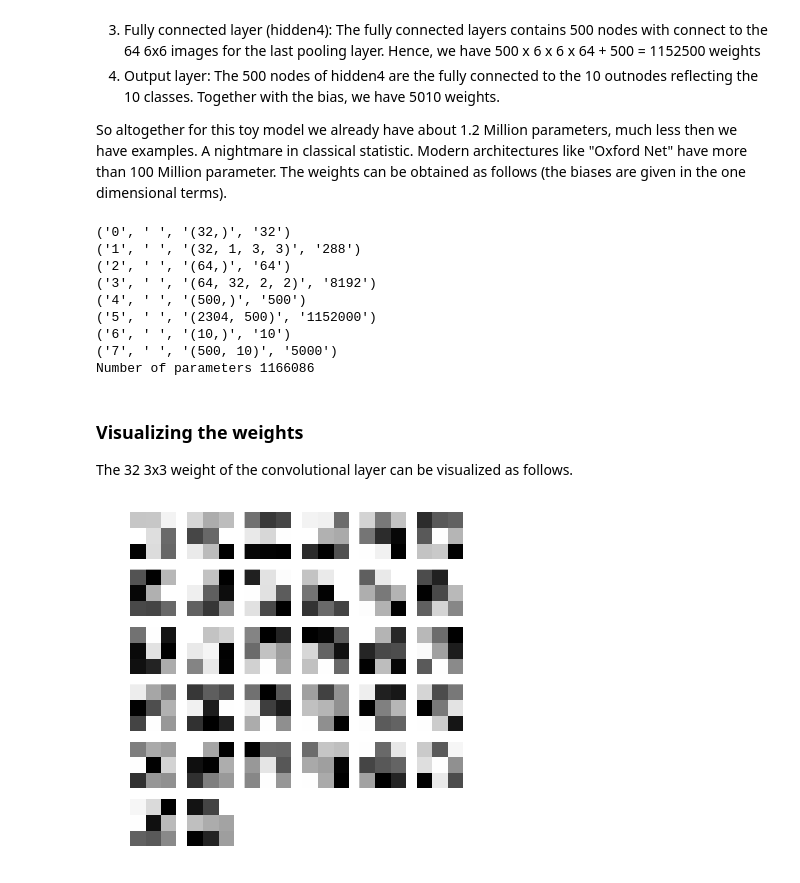
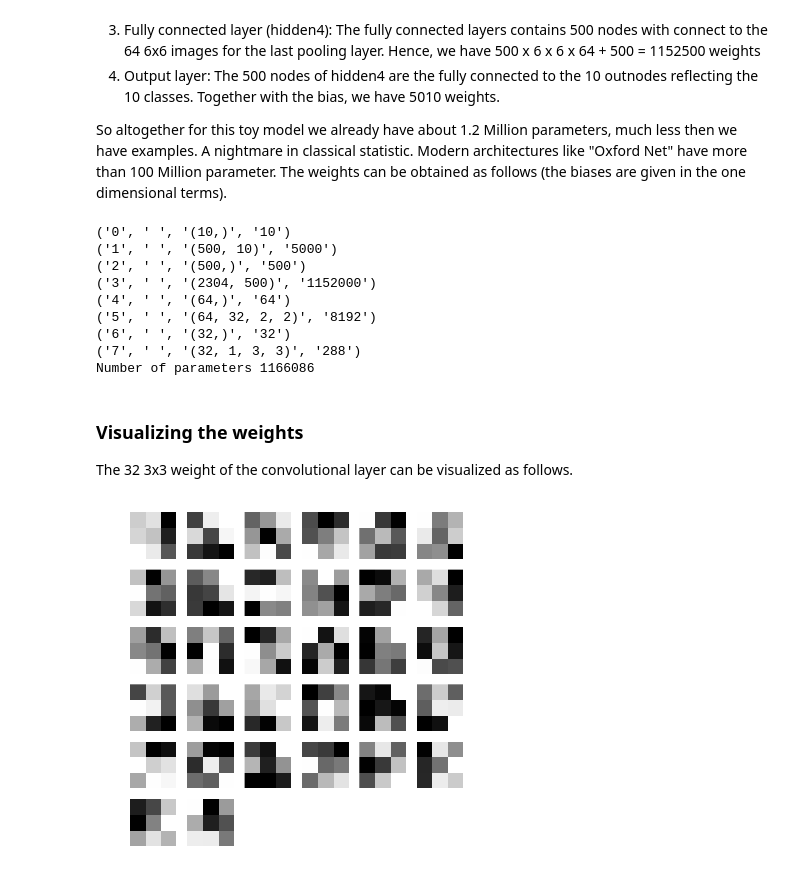
Before and after one commit to oduerr/dl_tutorial, a Jupyter notebook: lasagne/MinimalLasagneCNN.ipynb, the cells around one changed output. Drawn from its saved outputs; the diff is of its cells as text; code cells hidden in the pictures.

Commit message:
Changed ds —> pool_size to work with newer versions of lasagne

```diff
--- a/lasagne/MinimalLasagneCNN.ipynb
+++ b/lasagne/MinimalLasagneCNN.ipynb
@@ -43,8 +43,8 @@ net1 = NeuralNet(
         ('output', layers.DenseLayer),
         ],
     input_shape=(None, 1, PIXELS, PIXELS), #None in the first axis indicates that the batch size can be set later
-    conv1_num_filters=32, conv1_filter_size=(3, 3), pool1_ds=(2, 2),
-    conv2_num_filters=64, conv2_filter_size=(2, 2), pool2_ds=(2, 2),
+    conv1_num_filters=32, conv1_filter_size=(3, 3), pool1_pool_size=(2, 2), #pool_size used to be called ds in old versions of lasagne
+    conv2_num_filters=64, conv2_filter_size=(2, 2), pool2_pool_size=(2, 2),
     hidden4_num_units=500,
     output_num_units=10, output_nonlinearity=nonlinearities.softmax,
 
@@ -198,6 +197,7 @@ To caluclate the number of weights in the networks, we have to take the followin
 So altogether for this toy model we already have about 1.2 Million parameters, much less then we have examples. A nightmare in classical statistic. Modern architectures like "Oxford Net" have more than 100 Million parameter. The weights can be obtained as follows (the biases are given in the one dimensional terms).
 # %%
 import operator
+import numpy as np
 weights = [w.get_value() for w in net.get_all_params()]
 numParas = 0
 for i, weight in enumerate(weights):
@@ -206,14 +206,14 @@ for i, weight in enumerate(weights):
     numParas += n
 print("Number of parameters " + str(numParas))
 # %% [output]
-('0', ' ', '(32,)', '32')
-('1', ' ', '(32, 1, 3, 3)', '288')
-('2', ' ', '(64,)', '64')
-('3', ' ', '(64, 32, 2, 2)', '8192')
-('4', ' ', '(500,)', '500')
-('5', ' ', '(2304, 500)', '1152000')
-('6', ' ', '(10,)', '10')
-('7', ' ', '(500, 10)', '5000')
+('0', ' ', '(10,)', '10')
+('1', ' ', '(500, 10)', '5000')
+('2', ' ', '(500,)', '500')
+('3', ' ', '(2304, 500)', '1152000')
+('4', ' ', '(64,)', '64')
+('5', ' ', '(64, 32, 2, 2)', '8192')
+('6', ' ', '(32,)', '32')
+('7', ' ', '(32, 1, 3, 3)', '288')
 Number of parameters 1166086
 # %% [markdown]
 ### Visualizing the weights
@@ -222,11 +222,11 @@ The 32 3x3 weight of the convolutional layer can be visualized as follows.
 # %%
 conv = net.get_all_params()
 
-ws = conv[1].get_value()
+ws = conv[7].get_value() #Use the layernumber for the '(32, 1, 3, 3)', '288' layer from above
 fig = plt.figure(figsize=(6,6))
 for i in range(0,32):
     a=fig.add_subplot(6,6,(i+1))#NB the one based API sucks!
     plt.axis('off')
     plt.imshow(ws[i,0,:,:], interpolation='none',cmap=plt.get_cmap('gray'))
 # %% [output]
-[figure, old version]
+[figure, new version]
```
Also changed, not shown: parts of 5 cells of this notebook, 2 other files.
